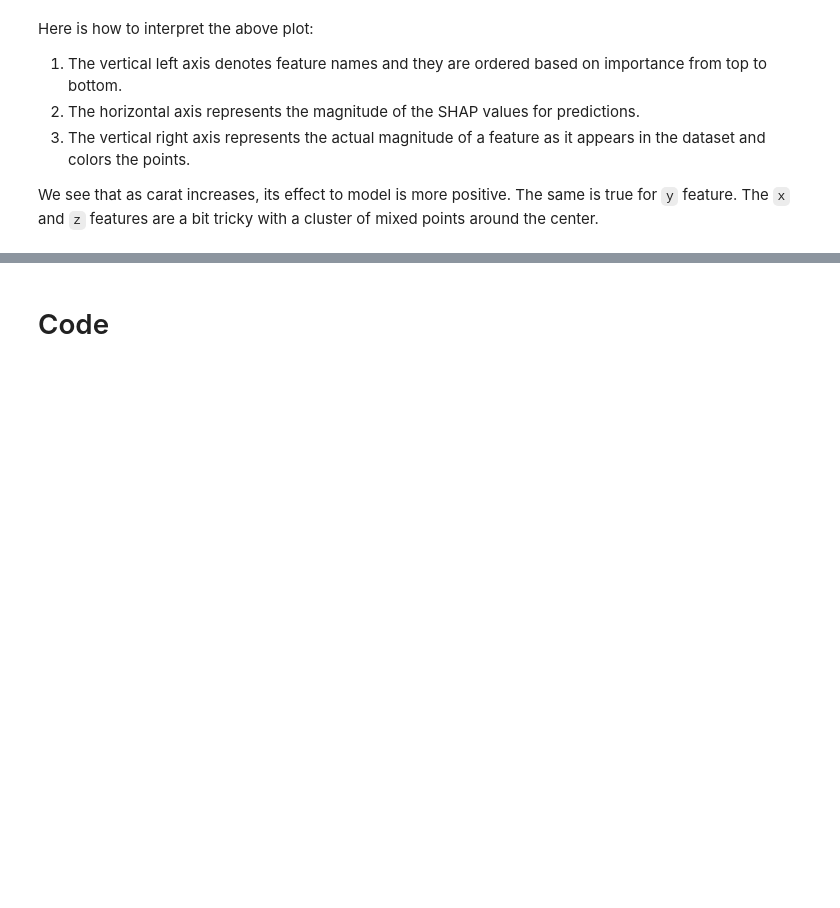
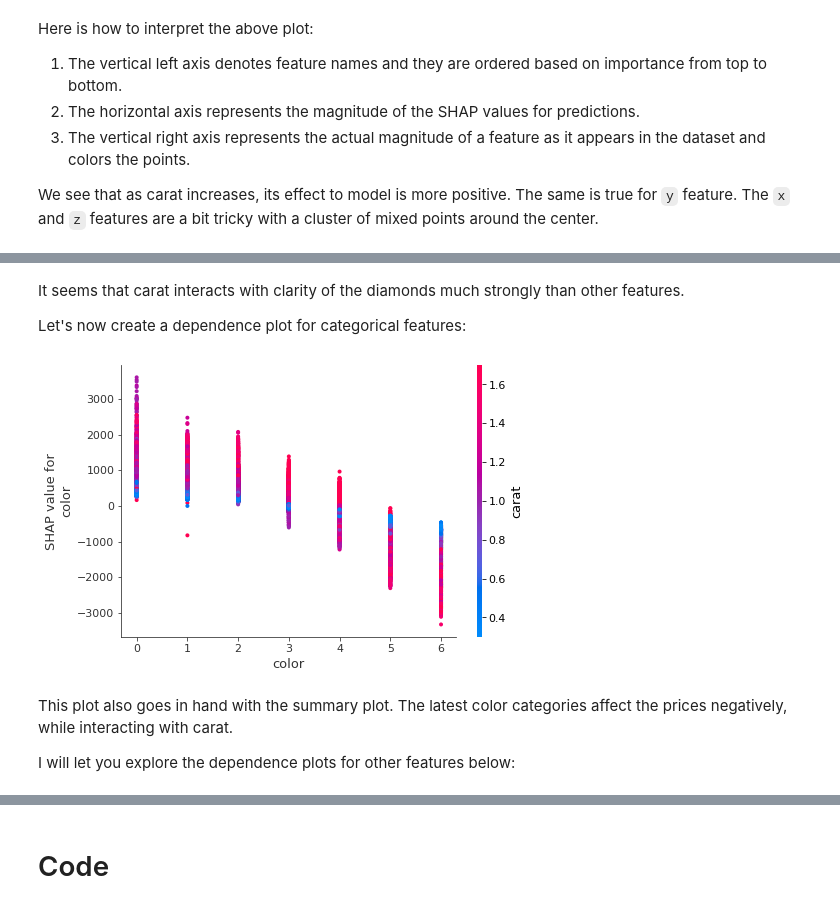
Before and after one commit to BexTuychiev/medium_stories, a Jupyter notebook: 2021/october/1_shap_explainability/notebook.ipynb, the cells around one changed output, grey strips where cells are left out. Drawn from its saved outputs; the diff is of its cells as text; code cells hidden in the pictures; blank space fills up the shorter version.

```diff
--- a/2021/october/1_shap_explainability/notebook.ipynb
+++ b/2021/october/1_shap_explainability/notebook.ipynb
@@ -261,0 +276,12 @@ We see that as carat increases, its effect to model is more positive. The same i
+# %% [markdown]
+It seems that carat interacts with clarity of the diamonds much strongly than other features.
+
+Let's now create a dependence plot for categorical features:
+# %%
+shap.dependence_plot("color", shap_values_xgb, X_train, feature_names=X_train.columns);
+# %% [output]
+[figure, added]
+# %% [markdown]
+This plot also goes in hand with the summary plot. The latest color categories affect the prices negatively, while interacting with carat.
+
+I will let you explore the dependence plots for other features below:
```
Also changed, not shown: parts of 7 cells of this notebook.
